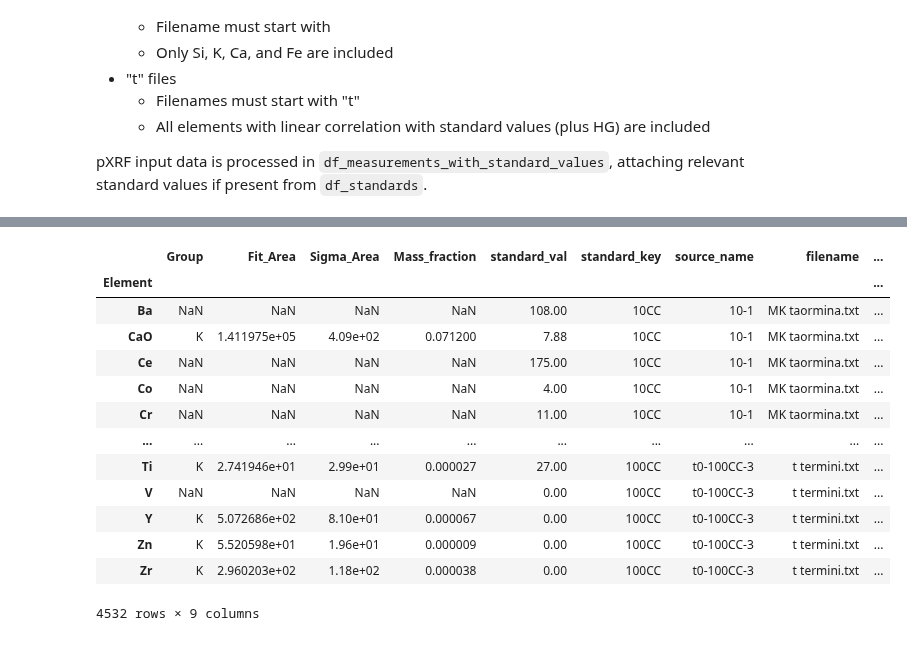
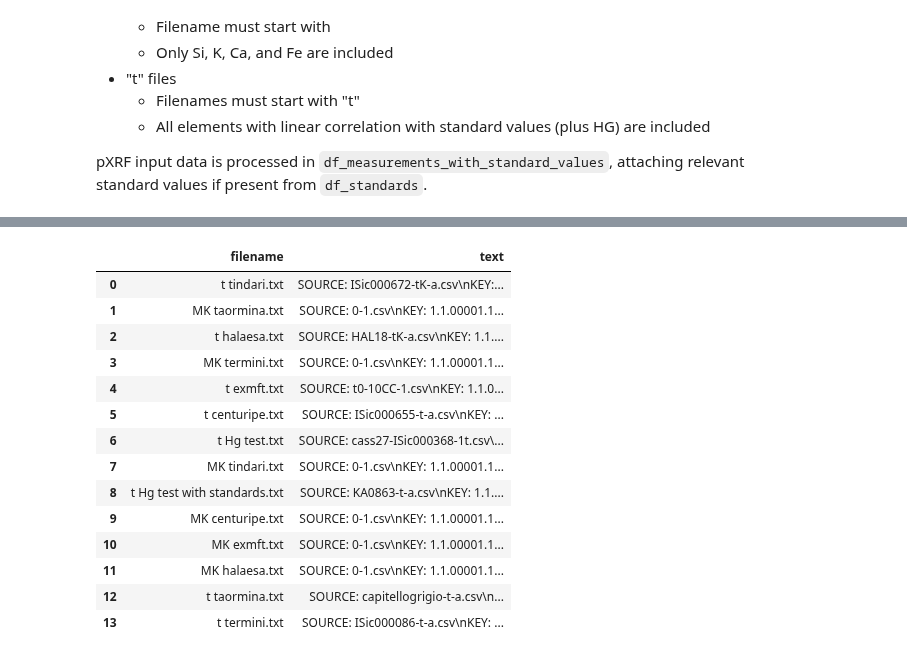
Before and after one commit to kingsdigitallab/crossreads-petrography, a Jupyter notebook: notebooks/pXRF.ipynb, the cells around one changed output, grey strips where cells are left out. Saved outputs shown, nothing was run; the diff lists cells and outputs as text; code cells hidden in the pictures.

Commit message:
tests  passing

```diff
--- a/notebooks/pXRF.ipynb
+++ b/notebooks/pXRF.ipynb
@@ -74,5 +73,5 @@ Two kinds of files:
 
 pXRF input data is processed in `df_measurements_with_standard_values`, attaching relevant standard values if present from `df_standards`.
 # %%
-xrf.df_measurements_with_standard_values
+xrf.df_input
 # %% [output]
@@ -81,14 +78,15 @@ Reading txt data from /Users/ryan/crossreads_petrography_data/data/input/pXRF @
-|  | Group | Fit_Area | Sigma_Area | Mass_fraction | standard_val | standard_key | source_name | filename | ... |
-| Element |  |  |  |  |  |  |  |  | ... |
-| Ba | NaN | NaN | NaN | NaN | 108.00 | 10CC | 10-1 | MK taormina.txt | ... |
-| CaO | K | 1.411975e+05 | 4.09e+02 | 0.071200 | 7.88 | 10CC | 10-1 | MK taormina.txt | ... |
-| Ce | NaN | NaN | NaN | NaN | 175.00 | 10CC | 10-1 | MK taormina.txt | ... |
-| Co | NaN | NaN | NaN | NaN | 4.00 | 10CC | 10-1 | MK taormina.txt | ... |
-| Cr | NaN | NaN | NaN | NaN | 11.00 | 10CC | 10-1 | MK taormina.txt | ... |
-| ... | ... | ... | ... | ... | ... | ... | ... | ... | ... |
-| Ti | K | 2.741946e+01 | 2.99e+01 | 0.000027 | 27.00 | 100CC | t0-100CC-3 | t termini.txt | ... |
-| V | NaN | NaN | NaN | NaN | 0.00 | 100CC | t0-100CC-3 | t termini.txt | ... |
-| Y | K | 5.072686e+02 | 8.10e+01 | 0.000067 | 0.00 | 100CC | t0-100CC-3 | t termini.txt | ... |
-| Zn | K | 5.520598e+01 | 1.96e+01 | 0.000009 | 0.00 | 100CC | t0-100CC-3 | t termini.txt | ... |
-| Zr | K | 2.960203e+02 | 1.18e+02 | 0.000038 | 0.00 | 100CC | t0-100CC-3 | t termini.txt | ... |
+|  | filename | text |
+| 0 | t tindari.txt | SOURCE: ISic000672-tK-a.csv\nKEY:... |
+| 1 | MK taormina.txt | SOURCE: 0-1.csv\nKEY: 1.1.00001.1... |
+| 2 | t halaesa.txt | SOURCE: HAL18-tK-a.csv\nKEY: 1.1.... |
+| 3 | MK termini.txt | SOURCE: 0-1.csv\nKEY: 1.1.00001.1... |
+| 4 | t exmft.txt | SOURCE: t0-10CC-1.csv\nKEY: 1.1.0... |
+| 5 | t centuripe.txt | SOURCE: ISic000655-t-a.csv\nKEY: ... |
+| 6 | t Hg test.txt | SOURCE: cass27-ISic000368-1t.csv\... |
+| 7 | MK tindari.txt | SOURCE: 0-1.csv\nKEY: 1.1.00001.1... |
+| 8 | t Hg test with standards.txt | SOURCE: KA0863-t-a.csv\nKEY: 1.1.... |
+| 9 | MK centuripe.txt | SOURCE: 0-1.csv\nKEY: 1.1.00001.1... |
+| 10 | MK exmft.txt | SOURCE: 0-1.csv\nKEY: 1.1.00001.1... |
+| 11 | MK halaesa.txt | SOURCE: 0-1.csv\nKEY: 1.1.00001.1... |
+| 12 | t taormina.txt | SOURCE: capitellogrigio-t-a.csv\n... |
+| 13 | t termini.txt | SOURCE: ISic000086-t-a.csv\nKEY: ... |
-4532 rows × 9 columns
```
Also changed, not shown: parts of 12 cells of this notebook, 10 other files.
